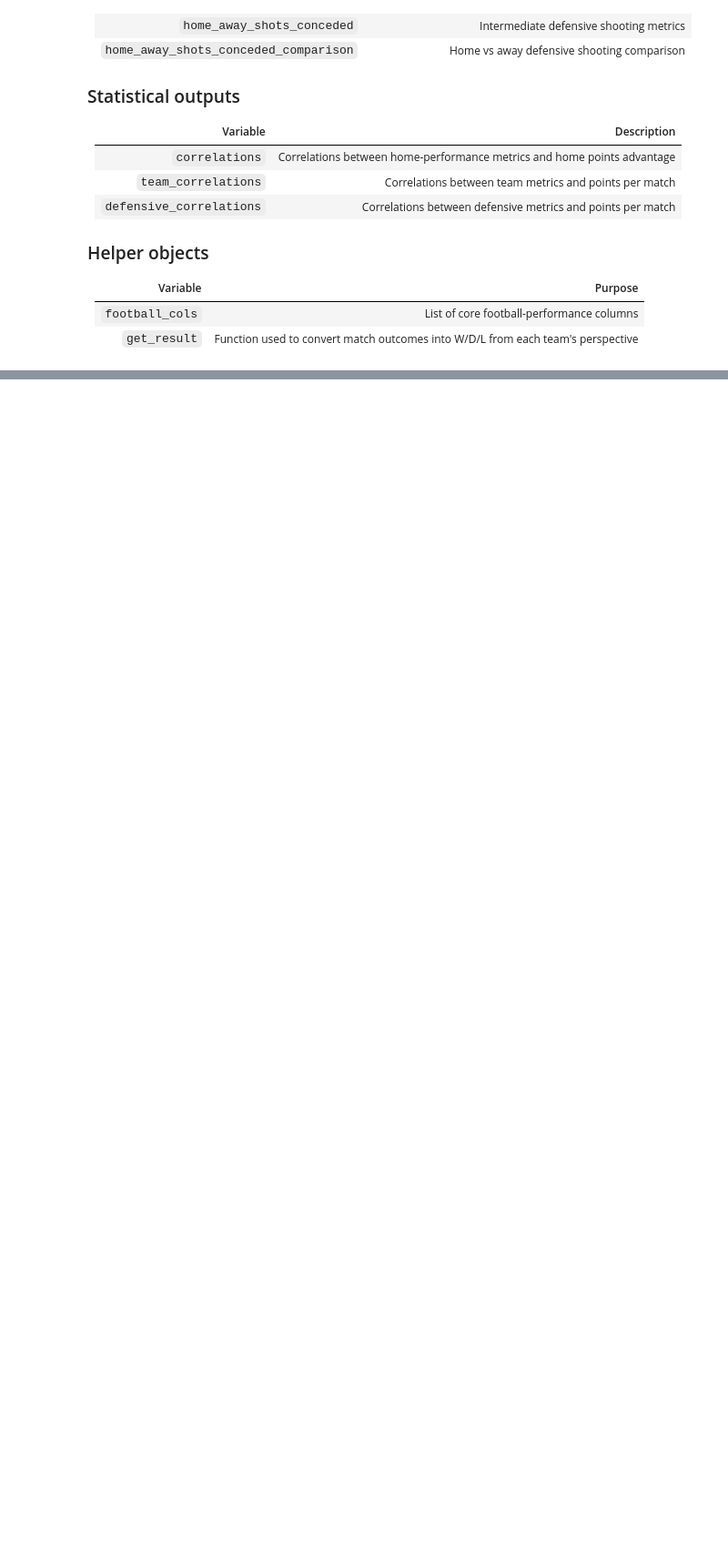
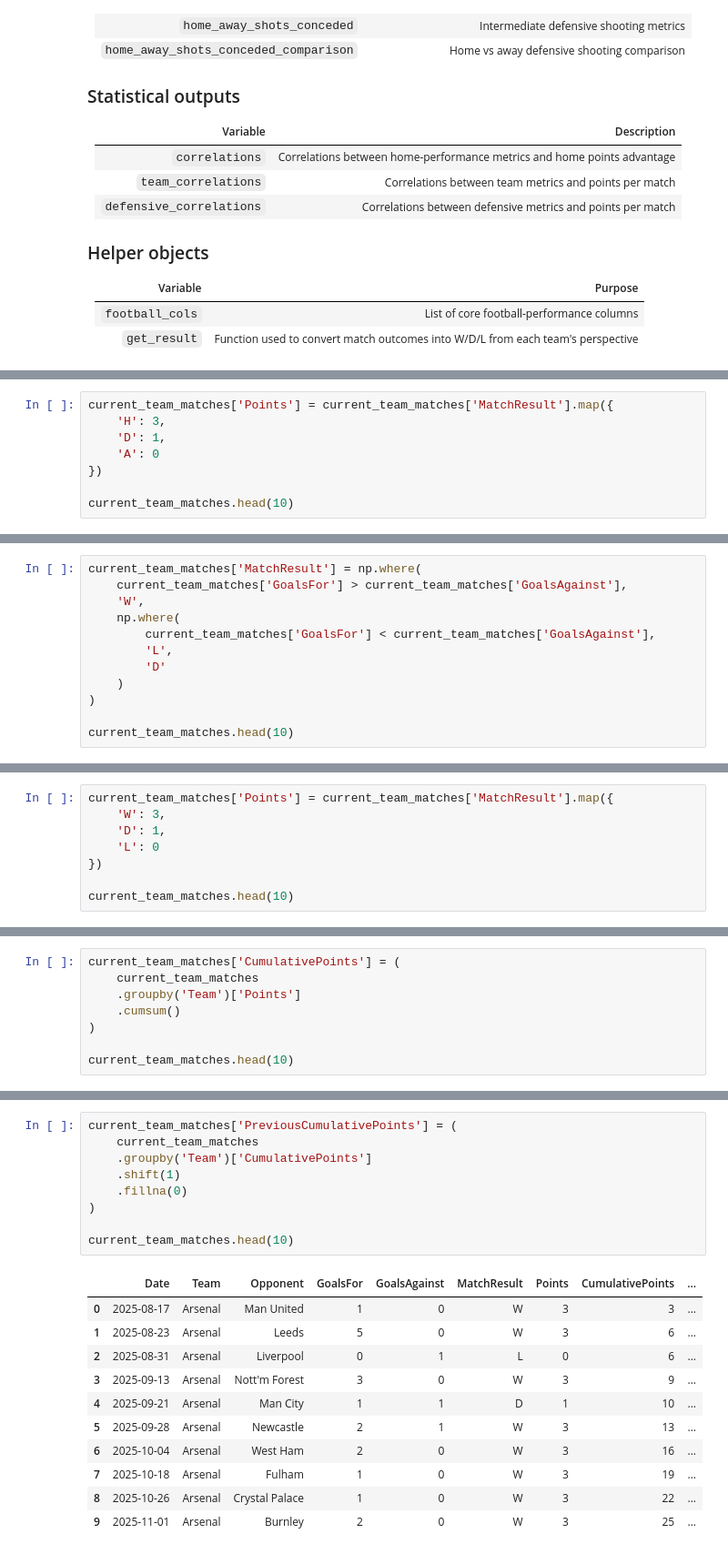
Before and after one commit to orms123/premier-league-performance-intelligence, a Jupyter notebook: notebooks/01_data_exploration.ipynb, the cells around one changed output, grey strips where cells are left out. Shown at 91% size. Saved outputs shown, nothing was run; the diff lists cells and outputs as text; blank space fills up the shorter version.

```diff
--- a/notebooks/01_data_exploration.ipynb
+++ b/notebooks/01_data_exploration.ipynb
@@ -1302,0 +1698,8 @@ NameError: name 'team_matches' is not defined
+# %%
+current_team_matches['Points'] = current_team_matches['MatchResult'].map({
+    'H': 3,
+    'D': 1,
+    'A': 0
+})
+
+current_team_matches.head(10)
@@ -1302,0 +1718,12 @@ NameError: name 'team_matches' is not defined
+# %%
+current_team_matches['MatchResult'] = np.where(
+    current_team_matches['GoalsFor'] > current_team_matches['GoalsAgainst'],
+    'W',
+    np.where(
+        current_team_matches['GoalsFor'] < current_team_matches['GoalsAgainst'],
+        'L',
+        'D'
+    )
+)
+
+current_team_matches.head(10)
@@ -1302,0 +1742,8 @@ NameError: name 'team_matches' is not defined
+# %%
+current_team_matches['Points'] = current_team_matches['MatchResult'].map({
+    'W': 3,
+    'D': 1,
+    'L': 0
+})
+
+current_team_matches.head(10)
@@ -1302,0 +1762,8 @@ NameError: name 'team_matches' is not defined
+# %%
+current_team_matches['CumulativePoints'] = (
+    current_team_matches
+    .groupby('Team')['Points']
+    .cumsum()
+)
+
+current_team_matches.head(10)
@@ -1302,0 +1782,21 @@ NameError: name 'team_matches' is not defined
+# %%
+current_team_matches['PreviousCumulativePoints'] = (
+    current_team_matches
+    .groupby('Team')['CumulativePoints']
+    .shift(1)
+    .fillna(0)
+)
+
+current_team_matches.head(10)
+# %% [output]
+|  | Date | Team | Opponent | GoalsFor | GoalsAgainst | MatchResult | Points | CumulativePoints | ... |
+| 0 | 2025-08-17 | Arsenal | Man United | 1 | 0 | W | 3 | 3 | ... |
+| 1 | 2025-08-23 | Arsenal | Leeds | 5 | 0 | W | 3 | 6 | ... |
+| 2 | 2025-08-31 | Arsenal | Liverpool | 0 | 1 | L | 0 | 6 | ... |
+| 3 | 2025-09-13 | Arsenal | Nott'm Forest | 3 | 0 | W | 3 | 9 | ... |
+| 4 | 2025-09-21 | Arsenal | Man City | 1 | 1 | D | 1 | 10 | ... |
+| 5 | 2025-09-28 | Arsenal | Newcastle | 2 | 1 | W | 3 | 13 | ... |
+| 6 | 2025-10-04 | Arsenal | West Ham | 2 | 0 | W | 3 | 16 | ... |
+| 7 | 2025-10-18 | Arsenal | Fulham | 1 | 0 | W | 3 | 19 | ... |
+| 8 | 2025-10-26 | Arsenal | Crystal Palace | 1 | 0 | W | 3 | 22 | ... |
+| 9 | 2025-11-01 | Arsenal | Burnley | 2 | 0 | W | 3 | 25 | ... |
```
Also changed, not shown: parts of 84 cells of this notebook, 2 other files.
